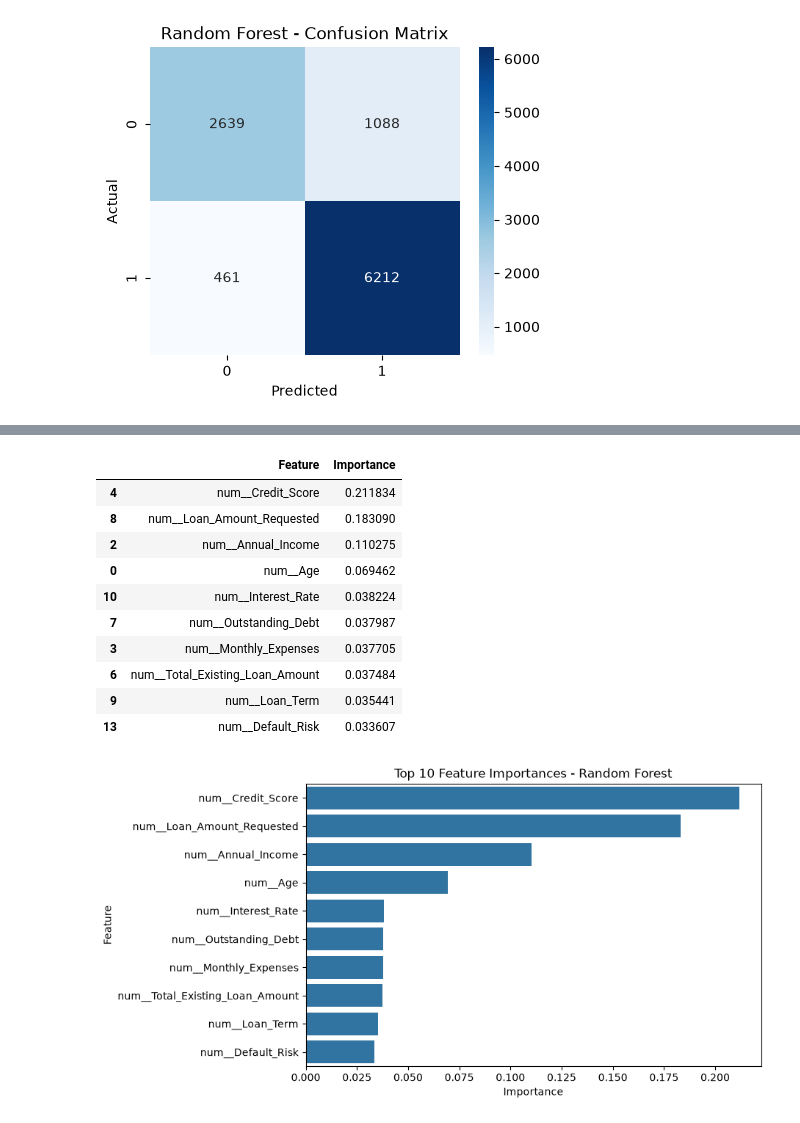
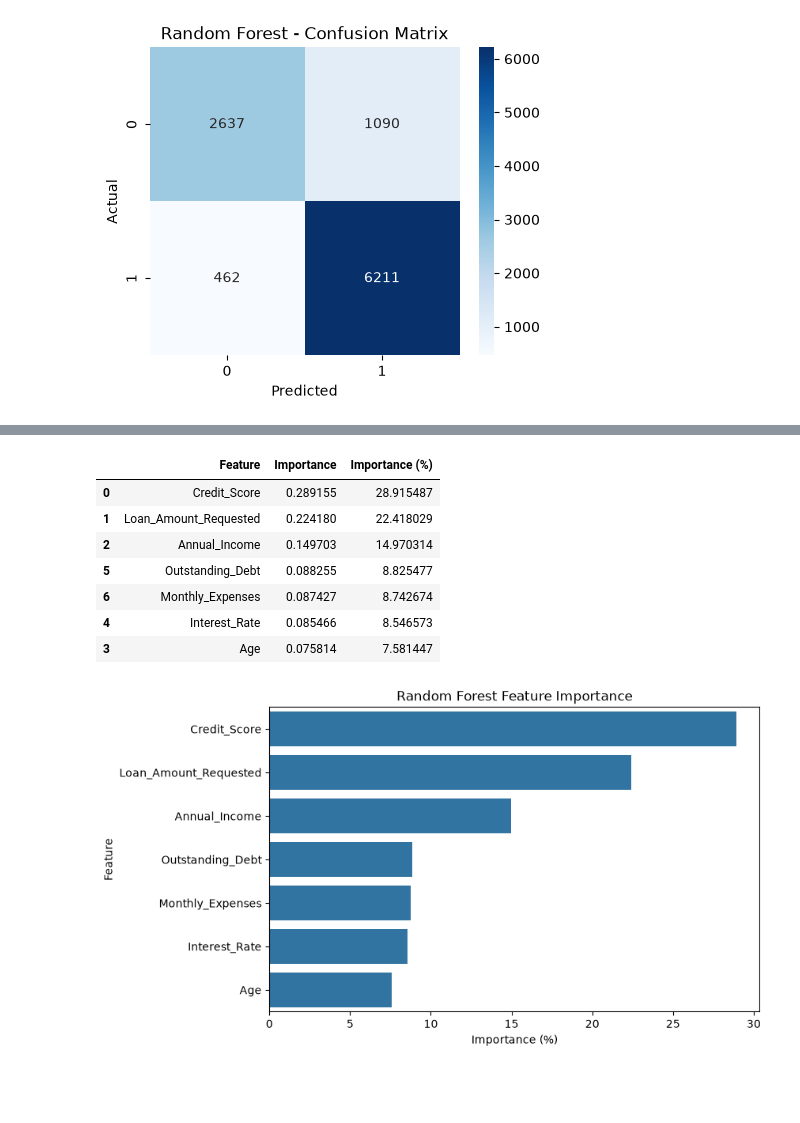
Before and after one commit to Vedanta0811/Loan-Risk-Analytics, a Jupyter notebook: python/03_ML.ipynb, the cells around one changed output, grey strips where cells are left out. Cells and saved outputs as stored; diff of their text form; code cells hidden in the pictures; blank space fills up the shorter version.

Commit message:
Update 7-feature loan prediction model and app

```diff
--- a/python/03_ML.ipynb
+++ b/python/03_ML.ipynb
@@ -97,26 +66,14 @@ Testing set: (10400, 25)
 # %%
 preprocessor = ColumnTransformer(
     transformers=[
-        (
-            "num",
-            StandardScaler(),
-            numerical_features
-        ),
-        (
-            "cat",
-            OneHotEncoder(handle_unknown="ignore"),
-            categorical_features
-        )
+        ("num", StandardScaler(), selected_features)
     ]
 )
 # %%
 logistic_model = Pipeline(
     steps=[
         ("preprocessor", preprocessor),
-        (
-            "classifier",
-            LogisticRegression(max_iter=1000)
-        )
+        ("classifier", LogisticRegression(max_iter=1000))
     ]
 )
 
@@ -277,14 +234,9 @@ comparison
 # %%
-rf_preprocessor = random_forest_model.named_steps["preprocessor"]
 rf_classifier = random_forest_model.named_steps["classifier"]
 
-feature_names = rf_preprocessor.get_feature_names_out()
-
-importances = rf_classifier.feature_importances_
-
 feature_importance = pd.DataFrame({
-    "Feature": feature_names,
-    "Importance": importances
+    "Feature": selected_features,
+    "Importance": rf_classifier.feature_importances_
 })
 
 feature_importance = feature_importance.sort_values(
@@ -292,36 +244,35 @@ feature_importance = feature_importance.sort_values(
     ascending=False
 )
 
-feature_importance.head(10)
+feature_importance["Importance (%)"] = (
+    feature_importance["Importance"] * 100
+)
+
+feature_importance
 # %% [output]
-|  | Feature | Importance |
-| 4 | num__Credit_Score | 0.211834 |
-| 8 | num__Loan_Amount_Requested | 0.183090 |
-| 2 | num__Annual_Income | 0.110275 |
-| 0 | num__Age | 0.069462 |
-| 10 | num__Interest_Rate | 0.038224 |
-| 7 | num__Outstanding_Debt | 0.037987 |
-| 3 | num__Monthly_Expenses | 0.037705 |
-| 6 | num__Total_Existing_Loan_Amount | 0.037484 |
-| 9 | num__Loan_Term | 0.035441 |
-| 13 | num__Default_Risk | 0.033607 |
+|  | Feature | Importance | Importance (%) |
+| 0 | Credit_Score | 0.289155 | 28.915487 |
+| 1 | Loan_Amount_Requested | 0.224180 | 22.418029 |
+| 2 | Annual_Income | 0.149703 | 14.970314 |
+| 5 | Outstanding_Debt | 0.088255 | 8.825477 |
+| 6 | Monthly_Expenses | 0.087427 | 8.742674 |
+| 4 | Interest_Rate | 0.085466 | 8.546573 |
+| 3 | Age | 0.075814 | 7.581447 |
 # %%
-top_features = feature_importance.head(10)
-
 plt.figure(figsize=(8, 5))
 
 sns.barplot(
-    data=top_features,
-    x="Importance",
+    data=feature_importance,
+    x="Importance (%)",
     y="Feature"
 )
 
-plt.title("Top 10 Feature Importances - Random Forest")
-plt.xlabel("Importance")
+plt.title("Random Forest Feature Importance")
+plt.xlabel("Importance (%)")
 plt.ylabel("Feature")
 plt.show()
 # %% [output]
-[figure, old version]
+[figure, new version]
 # %% [markdown]
 ### Feature Importance
 
```
Also changed, not shown: parts of 13 cells of this notebook, 1 other file.
